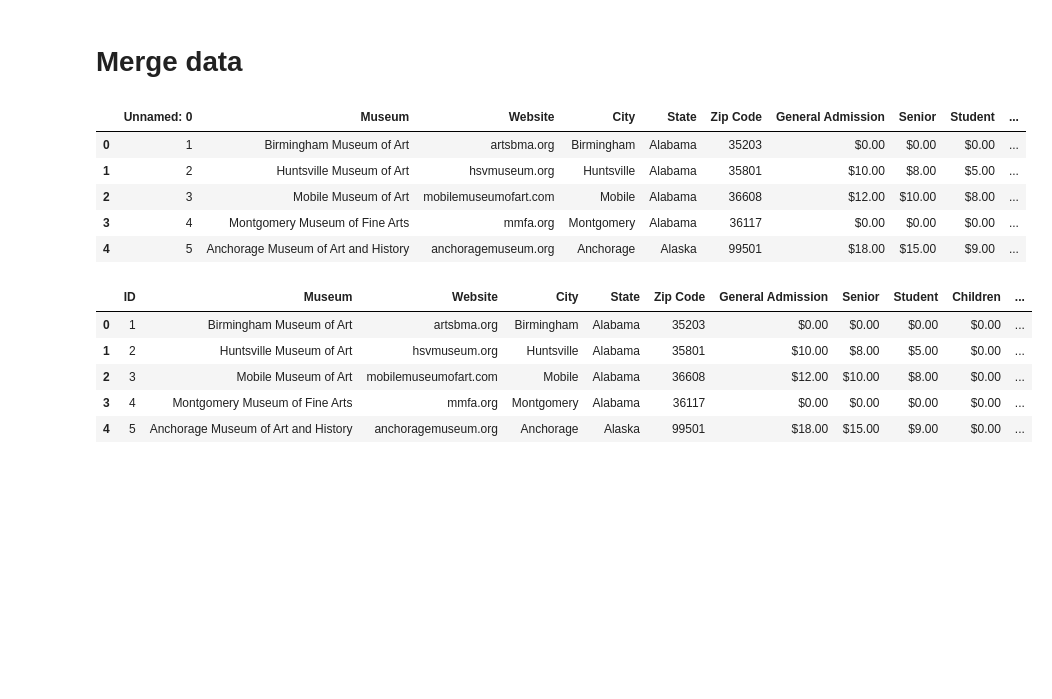
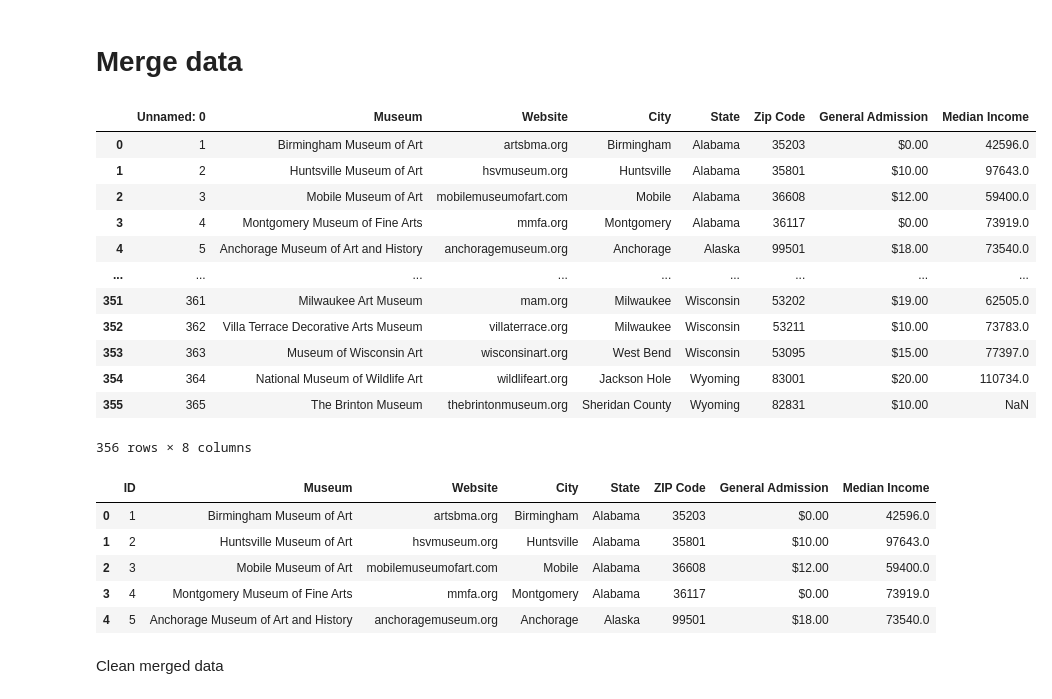
Before and after one commit to krduva02/Accessing-Art-Museums, a Jupyter notebook: Accessing Art Museums.ipynb, the cells around one changed output. Cells and saved outputs as stored; diff of their text form; code cells hidden in the pictures; blank space fills up the shorter version.

```diff
--- a/Accessing Art Museums.ipynb
+++ b/Accessing Art Museums.ipynb
@@ -117,0 +119,6 @@ memory usage: 7.0+ KB
+# %%
+# fiter down to necessary columns
+museums = museums[['Unnamed: 0', 'Museum', 'Website', 'City', 'State', 'Zip Code', 'General Admission']]
+
+# display remaining columns of data frame
+museums.head()
@@ -118,23 +132,35 @@ memory usage: 7.0+ KB
 # %% [markdown]
 # Merge data
 # %%
-merged_df = museums.merge(income, on='Zip Code')
-merged_df.head()
+df = museums.merge(income, on='Zip Code')
+df
 # %% [output]
-|  | Unnamed: 0 | Museum | Website | City | State | Zip Code | General Admission | Senior | Student | ... |
-| 0 | 1 | Birmingham Museum of Art | artsbma.org | Birmingham | Alabama | 35203 | $0.00 | $0.00 | $0.00 | ... |
-| 1 | 2 | Huntsville Museum of Art | hsvmuseum.org | Huntsville | Alabama | 35801 | $10.00 | $8.00 | $5.00 | ... |
-| 2 | 3 | Mobile Museum of Art | mobilemuseumofart.com | Mobile | Alabama | 36608 | $12.00 | $10.00 | $8.00 | ... |
-| 3 | 4 | Montgomery Museum of Fine Arts | mmfa.org | Montgomery | Alabama | 36117 | $0.00 | $0.00 | $0.00 | ... |
-| 4 | 5 | Anchorage Museum of Art and History | anchoragemuseum.org | Anchorage | Alaska | 99501 | $18.00 | $15.00 | $9.00 | ... |
+|  | Unnamed: 0 | Museum | Website | City | State | Zip Code | General Admission | Median Income |
+| 0 | 1 | Birmingham Museum of Art | artsbma.org | Birmingham | Alabama | 35203 | $0.00 | 42596.0 |
+| 1 | 2 | Huntsville Museum of Art | hsvmuseum.org | Huntsville | Alabama | 35801 | $10.00 | 97643.0 |
+| 2 | 3 | Mobile Museum of Art | mobilemuseumofart.com | Mobile | Alabama | 36608 | $12.00 | 59400.0 |
+| 3 | 4 | Montgomery Museum of Fine Arts | mmfa.org | Montgomery | Alabama | 36117 | $0.00 | 73919.0 |
+| 4 | 5 | Anchorage Museum of Art and History | anchoragemuseum.org | Anchorage | Alaska | 99501 | $18.00 | 73540.0 |
+| ... | ... | ... | ... | ... | ... | ... | ... | ... |
+| 351 | 361 | Milwaukee Art Museum | mam.org | Milwaukee | Wisconsin | 53202 | $19.00 | 62505.0 |
+| 352 | 362 | Villa Terrace Decorative Arts Museum | villaterrace.org | Milwaukee | Wisconsin | 53211 | $10.00 | 73783.0 |
+| 353 | 363 | Museum of Wisconsin Art | wisconsinart.org | West Bend | Wisconsin | 53095 | $15.00 | 77397.0 |
+| 354 | 364 | National Museum of Wildlife Art | wildlifeart.org | Jackson Hole | Wyoming | 83001 | $20.00 | 110734.0 |
+| 355 | 365 | The Brinton Museum | thebrintonmuseum.org | Sheridan County | Wyoming | 82831 | $10.00 | NaN |
+356 rows × 8 columns
 # %%
 # rename Unnamed: 0 to ID
-merged_df.rename(columns={'Unnamed: 0':'ID'}, inplace=True )
-merged_df.head()
+df.rename(columns={'Unnamed: 0':'ID'}, inplace=True )
+
+# rename Zip Code to ZIP code
+df.rename(columns={'Zip Code':'ZIP Code'}, inplace=True )
+df.head()
 # %% [output]
-|  | ID | Museum | Website | City | State | Zip Code | General Admission | Senior | Student | Children | ... |
-| 0 | 1 | Birmingham Museum of Art | artsbma.org | Birmingham | Alabama | 35203 | $0.00 | $0.00 | $0.00 | $0.00 | ... |
-| 1 | 2 | Huntsville Museum of Art | hsvmuseum.org | Huntsville | Alabama | 35801 | $10.00 | $8.00 | $5.00 | $0.00 | ... |
-| 2 | 3 | Mobile Museum of Art | mobilemuseumofart.com | Mobile | Alabama | 36608 | $12.00 | $10.00 | $8.00 | $0.00 | ... |
-| 3 | 4 | Montgomery Museum of Fine Arts | mmfa.org | Montgomery | Alabama | 36117 | $0.00 | $0.00 | $0.00 | $0.00 | ... |
-| 4 | 5 | Anchorage Museum of Art and History | anchoragemuseum.org | Anchorage | Alaska | 99501 | $18.00 | $15.00 | $9.00 | $0.00 | ... |
+|  | ID | Museum | Website | City | State | ZIP Code | General Admission | Median Income |
+| 0 | 1 | Birmingham Museum of Art | artsbma.org | Birmingham | Alabama | 35203 | $0.00 | 42596.0 |
+| 1 | 2 | Huntsville Museum of Art | hsvmuseum.org | Huntsville | Alabama | 35801 | $10.00 | 97643.0 |
+| 2 | 3 | Mobile Museum of Art | mobilemuseumofart.com | Mobile | Alabama | 36608 | $12.00 | 59400.0 |
+| 3 | 4 | Montgomery Museum of Fine Arts | mmfa.org | Montgomery | Alabama | 36117 | $0.00 | 73919.0 |
+| 4 | 5 | Anchorage Museum of Art and History | anchoragemuseum.org | Anchorage | Alaska | 99501 | $18.00 | 73540.0 |
+# %% [markdown]
+Clean merged data
```
Also changed, not shown: parts of 13 cells of this notebook, 1 other file.
